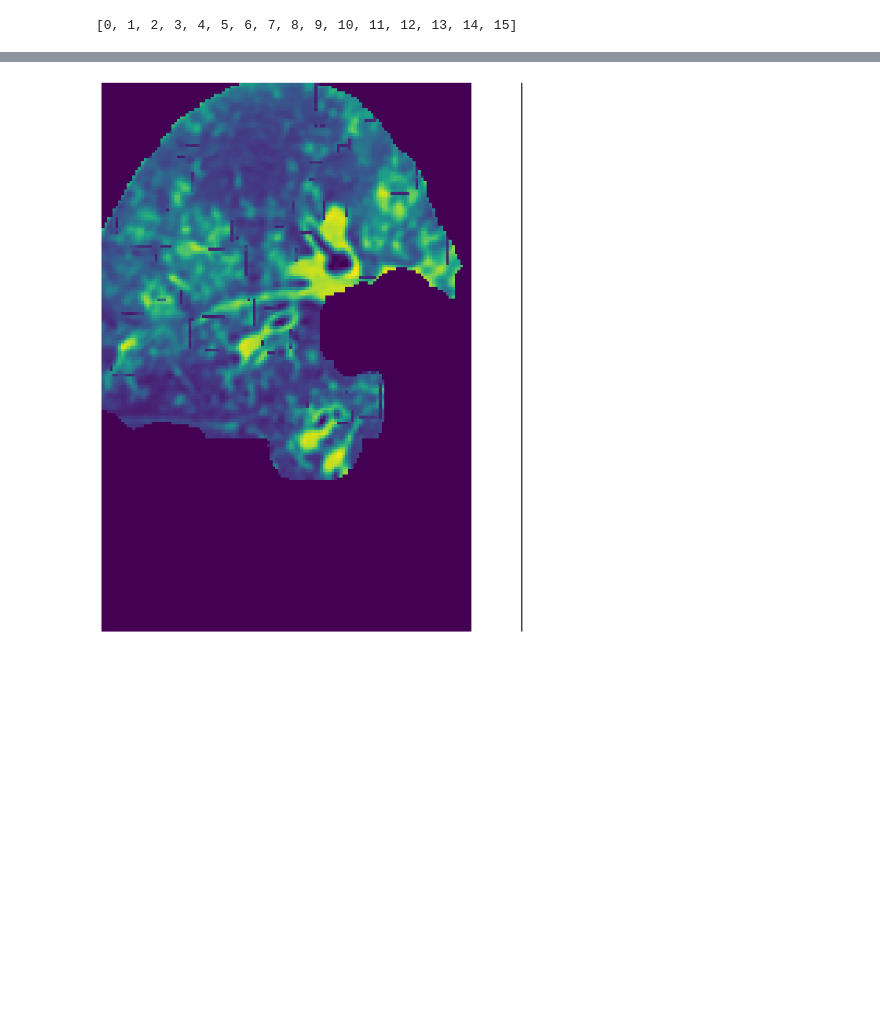
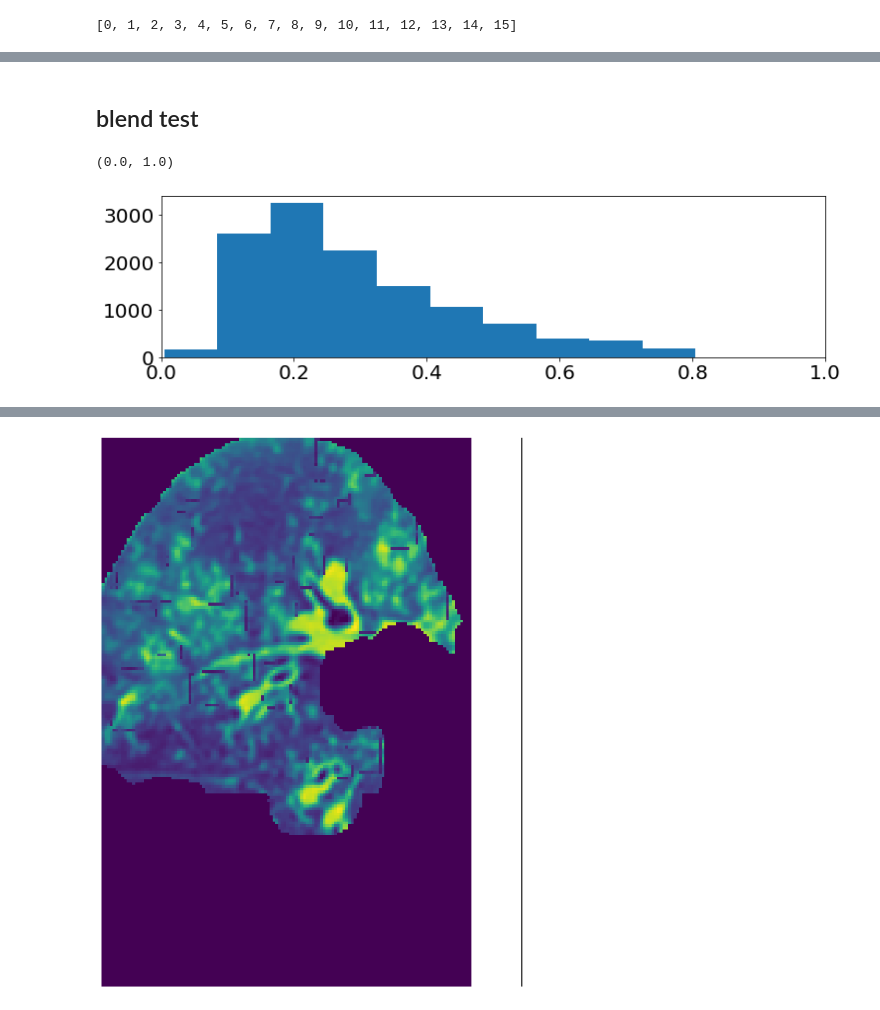
Before and after one commit to octaviomtz/nbdev_c19_synthesis, a Jupyter notebook: 02_replace_lesions.ipynb, the cells around one changed output, grey strips where cells are left out. Saved outputs shown, nothing was run; the diff lists cells and outputs as text; code cells hidden in the pictures; blank space fills up the shorter version.

```diff
--- a/02_replace_lesions.ipynb
+++ b/02_replace_lesions.ipynb
@@ -143,0 +152,9 @@ texture = texture + np.abs(np.min(texture))
+# %% [markdown]
+## blend test
+# %%
+plt.figure(figsize=(12,3))
+plt.hist(target_img_covid[target_img_covid[...,SLICE]>0,SLICE]);
+plt.xlim([0,1])
+# %% [output]
+(0.0, 1.0)
+[figure, added]
```
Also changed, not shown: parts of 22 cells of this notebook, 6 other files.
